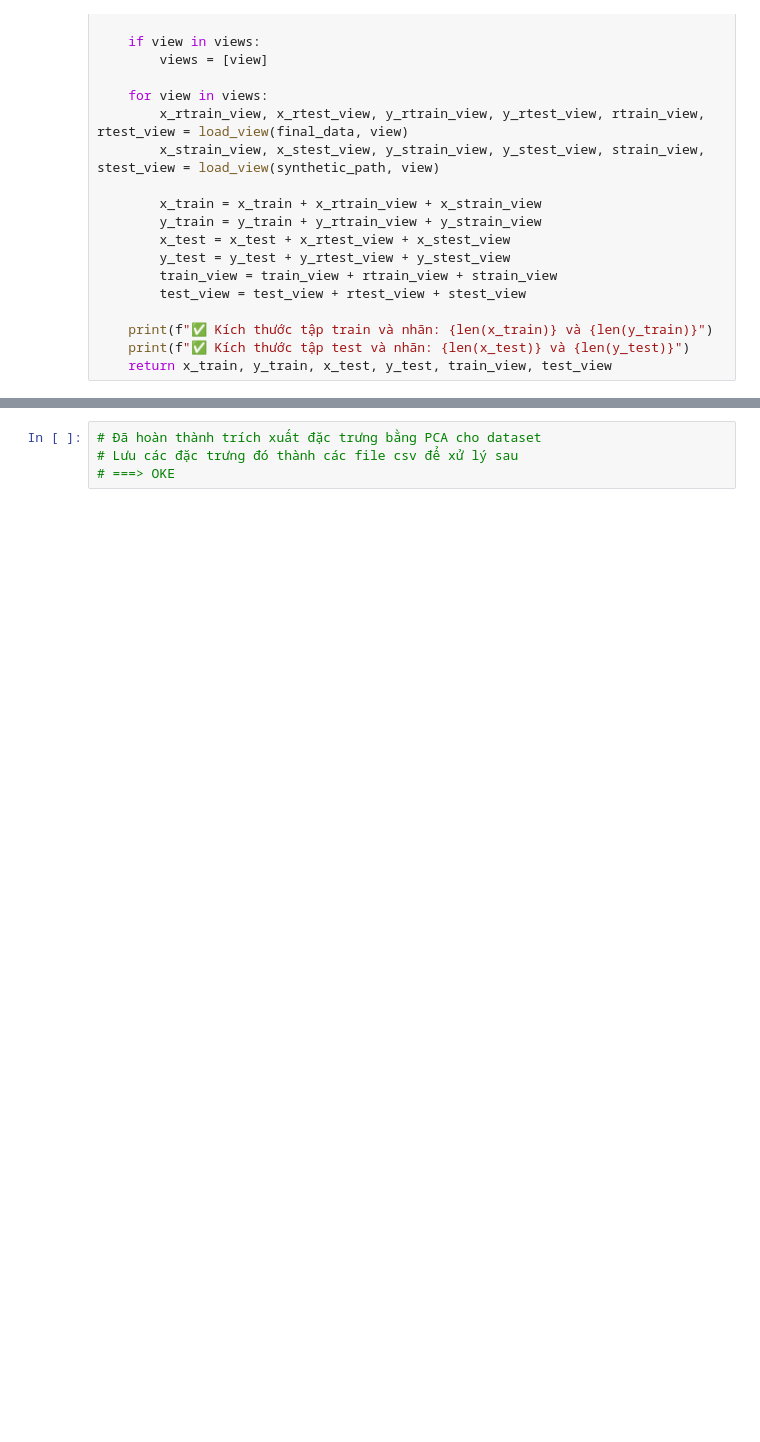
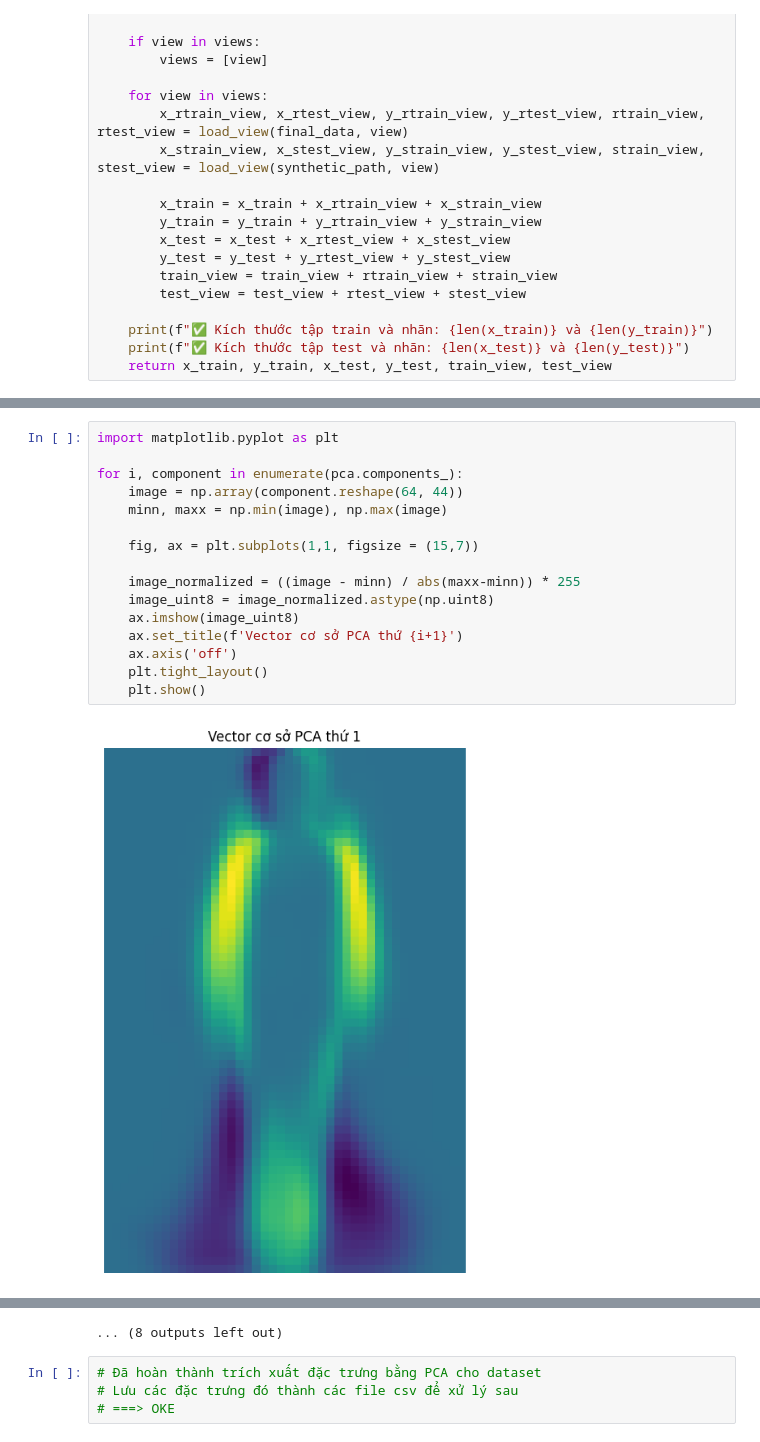
Before and after one commit to sillycroisant/GaitEnergy-Detection, a Jupyter notebook: 2_feature_extract.ipynb, the cells around one changed output, grey strips where cells are left out. Cells and saved outputs as stored; diff of their text form; blank space fills up the shorter version.

```diff
--- a/2_feature_extract.ipynb
+++ b/2_feature_extract.ipynb
@@ -124,2 +128,20 @@ Kích thước của tập train và test sau khi PCA: (5668, 20) (2834, 20)
 ✅ Đã tạo file data_train.csv thành công!
 ✅ Đã tạo file data_test.csv thành công!
+# %%
+import matplotlib.pyplot as plt
+
+for i, component in enumerate(pca.components_):
+    image = np.array(component.reshape(64, 44))
+    minn, maxx = np.min(image), np.max(image)
+
+    fig, ax = plt.subplots(1,1, figsize = (15,7))
+
+    image_normalized = ((image - minn) / abs(maxx-minn)) * 255
+    image_uint8 = image_normalized.astype(np.uint8)
+    ax.imshow(image_uint8)
+    ax.set_title(f'Vector cơ sở PCA thứ {i+1}')
+    ax.axis('off')
+    plt.tight_layout()
+    plt.show()
+# %% [output]
+[figure, added]
@@ -126,3 +159,4 @@ Kích thước của tập train và test sau khi PCA: (5668, 20) (2834, 20)
+... (8 outputs left out)
 # %%
 # Đã hoàn thành trích xuất đặc trưng bằng PCA cho dataset
 # Lưu các đặc trưng đó thành các file csv để xử lý sau
```
Also changed, not shown: parts of 3 cells of this notebook, 4 other files.
